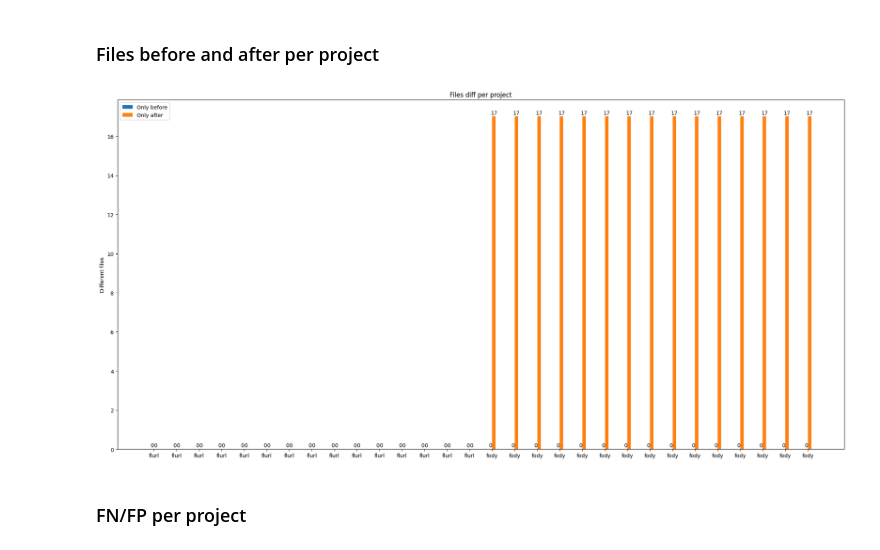
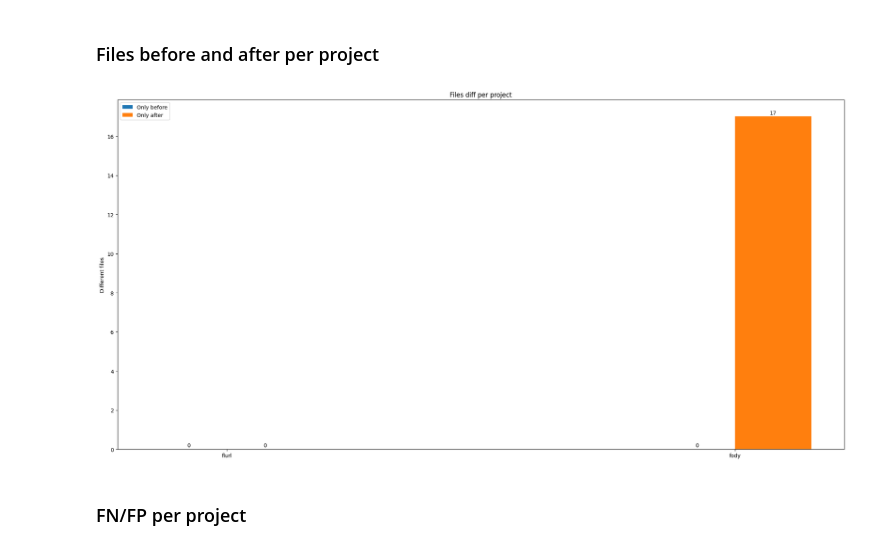
Before and after one commit to gregory-paidis-sonarsource/analysis-quality-extractor, a Jupyter notebook: src/main/output_visualize/visualize.ipynb, the cells around one changed output. Saved outputs shown, nothing was run; the diff lists cells and outputs as text; code cells hidden in the pictures.

```diff
--- a/src/main/output_visualize/visualize.ipynb
+++ b/src/main/output_visualize/visualize.ipynb
@@ -119,23 +120,23 @@ generate_grouped_bars_sort_by_diff(
 # %%
 import matplotlib.pyplot as plt
 import numpy as np
 import os
 
 path = BASE_PATH + "loc/comparison"
 
 with open(path, "rt") as f:
     lines = f.readlines()
 
 splitted = [l.split(DELIMITER) for l in lines[1:]]
-labels = [l[0] for l in splitted] * 15
+labels = [l[0] for l in splitted]
 
-added_before = [int(l[4]) for l in splitted] * 15
-added_after = [int(l[3]) for l in splitted] * 15
+added_before = [int(l[4]) for l in splitted]
+added_after = [int(l[3]) for l in splitted]
 
 generate_grouped_bars_sort_by_diff(
     labels, added_before, added_after, "Only before", "Only after","Different files", "Files diff per project")
 # %% [output]
-[figure, old version]
+[figure, new version]
 # %% [markdown]
 ### FN/FP per project
 # %%
```
Also changed, not shown: parts of 4 cells of this notebook.
